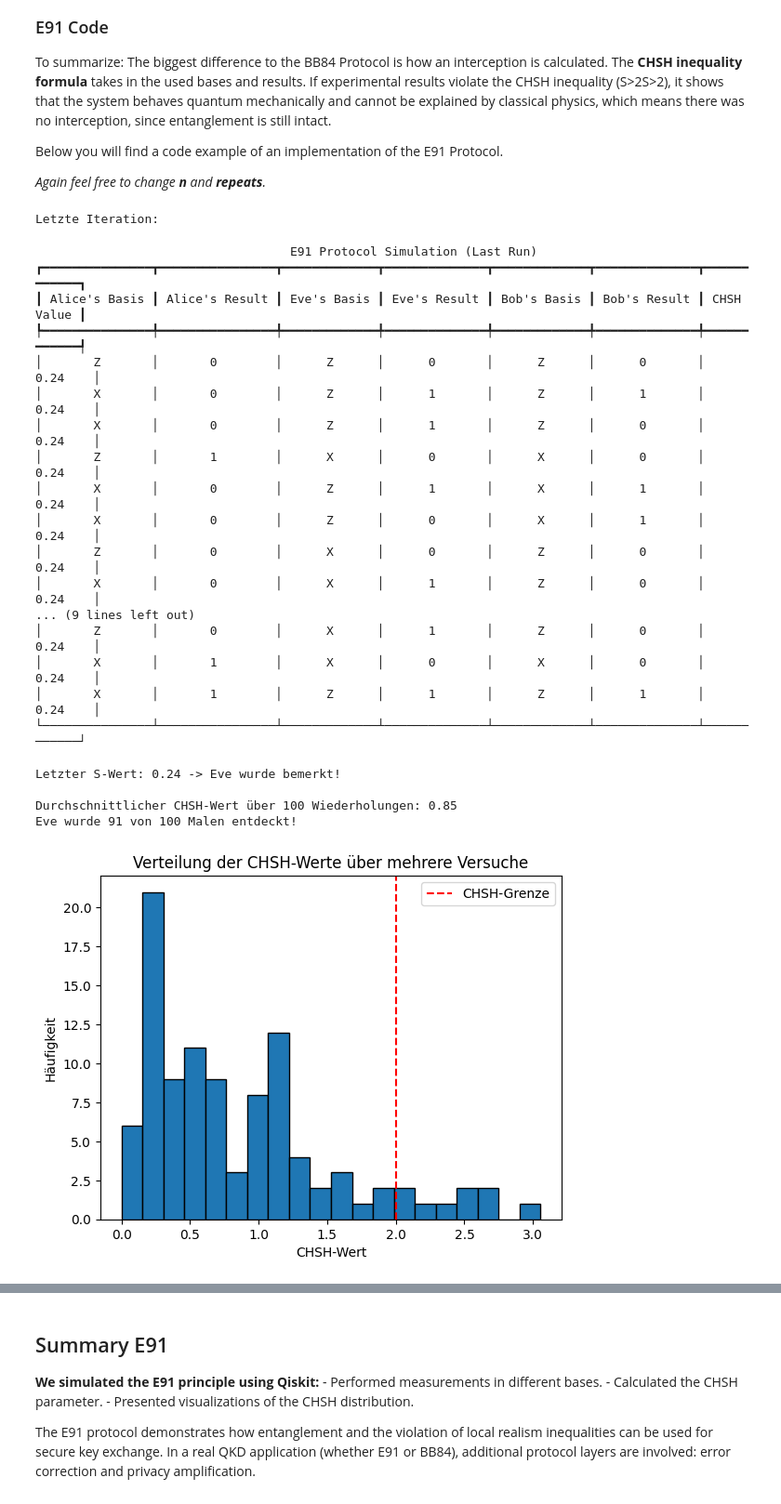
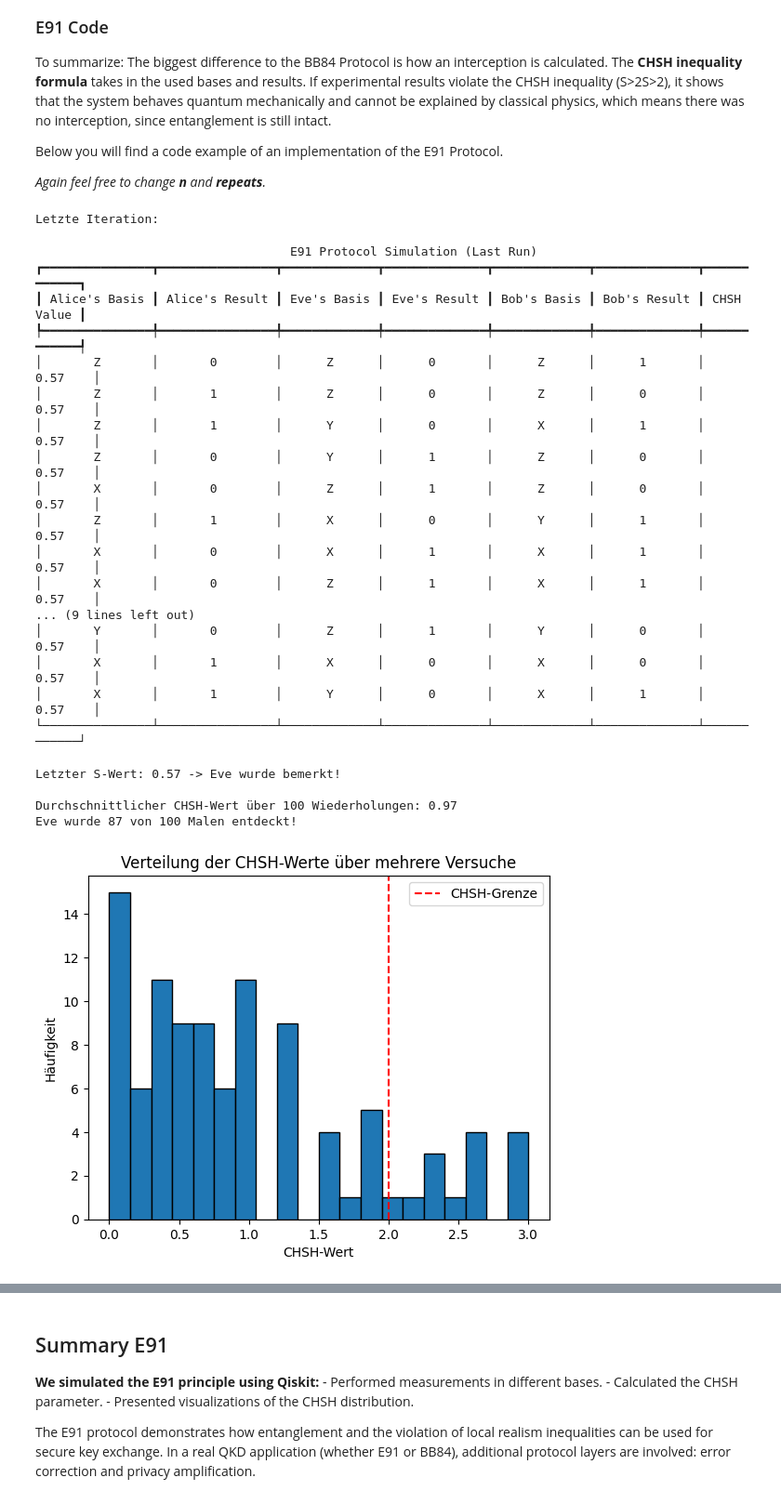
Before and after one commit to jnwee/quantum-keydistribution-studproj, a Jupyter notebook: e91_notebook.ipynb, the cells around one changed output, grey strips where cells are left out. Shown at 93% size. Cells and saved outputs as stored; diff of their text form; code cells hidden in the pictures.

```diff
--- a/e91_notebook.ipynb
+++ b/e91_notebook.ipynb
@@ -337,16 +337,22 @@ Below you will find a code example of an implementation of the E91 Protocol.
 _Again feel free to change **n** and **repeats**._
 # %%
 import matplotlib.pyplot as plt
+
+diagonal_basis = 'Y'
 
 def chsh_violation(a_basis, b_basis, outcomes):
     """
     Berechnung des CHSH-Ausdrucks, um Eavesdropping zu erkennen.
     CHSH-Formel: S = |E(a1, b1) - E(a1, b2) + E(a2, b1) + E(a2, b2)|
     """
-    E = {(computational_basis, computational_basis): 0, (computational_basis, hadamard_basis): 0,
-         (hadamard_basis, computational_basis): 0, (hadamard_basis, hadamard_basis): 0}
-    counts = {(computational_basis, computational_basis): 0, (computational_basis, hadamard_basis): 0,
-              (hadamard_basis, computational_basis): 0, (hadamard_basis, hadamard_basis): 0}
+    E = {(computational_basis, computational_basis): 0,
+         (computational_basis, hadamard_basis): 0,
+         (hadamard_basis, computational_basis): 0,
+         (hadamard_basis, hadamard_basis): 0}
+    counts = {(computational_basis, computational_basis): 0,
+              (computational_basis, hadamard_basis): 0,
+              (hadamard_basis, computational_basis): 0,
+              (hadamard_basis, hadamard_basis): 0}
 
     for basis_pair, result_pair in zip(zip(a_basis, b_basis), outcomes):
         a, b = basis_pair
@@ -370,10 +376,11 @@ def e91_protocol_with_eavesdropper(n):
     # Simulation initialisieren
     aer_simulator = AerSimulator()
 
-    # Alice, Bob und Eve wählen Zufallsbasen
-    alice_bases = np.random.choice([computational_basis, hadamard_basis], size=n)
-    bob_bases = np.random.choice([computational_basis, hadamard_basis], size=n)
-    eve_bases = np.random.choice([computational_basis, hadamard_basis], size=n)
+    # Alice, Bob und Eve wählen Zufallsbasen (einschließlich diagonal_basis)
+    all_bases = [computational_basis, hadamard_basis, diagonal_basis]
+    alice_bases = np.random.choice(all_bases, size=n)
+    bob_bases = np.random.choice(all_bases, size=n)
+    eve_bases = np.random.choice(all_bases, size=n)
 
     # Ergebnisse initialisieren
     alice_results = []
@@ -396,6 +403,9 @@ def e91_protocol_with_eavesdropper(n):
         # Eve misst mit ihrer Basis
         if eve_bases[i] == hadamard_basis:
             circuit.h(qreg[0])
+        elif eve_bases[i] == diagonal_basis:
+            circuit.s(qreg[0])
+            circuit.h(qreg[0])
         circuit.measure(qreg[0], creg[0])
 
         eve_result = aer_simulator.run(circuit, shots=1).result()
@@ -409,9 +419,15 @@ def e91_protocol_with_eavesdropper(n):
             circuit.x(qreg[0])
         if eve_bases[i] == hadamard_basis:
             circuit.h(qreg[0])
+        elif eve_bases[i] == diagonal_basis:
+            circuit.sdg(qreg[0])
+            circuit.h(qreg[0])
 
         # Alice misst
         if alice_bases[i] == hadamard_basis:
+            circuit.h(qreg[0])
+        elif alice_bases[i] == diagonal_basis:
+            circuit.s(qreg[0])
             circuit.h(qreg[0])
         circuit.measure(qreg[0], creg[0])
 
@@ -422,6 +438,9 @@ def e91_protocol_with_eavesdropper(n):
 
         # Bob misst
         if bob_bases[i] == hadamard_basis:
+            circuit.h(qreg[1])
+        elif bob_bases[i] == diagonal_basis:
+            circuit.s(qreg[1])
             circuit.h(qreg[1])
         circuit.measure(qreg[1], creg[1])
 
@@ -436,7 +455,6 @@ def e91_protocol_with_eavesdropper(n):
     chsh_value = chsh_violation(alice_bases, bob_bases, outcomes)
     detected = chsh_value < 2  # S-Wert kleiner als 2 -> Eve wurde entdeckt
 
-    # Tabelle mit `rich` erstellen
     table = Table(title="E91 Protocol Simulation (Last Run)", show_header=True, header_style="bold white")
     table.add_column("Alice's Basis", justify="center")
     table.add_column("Alice's Result", justify="center")
@@ -459,7 +477,6 @@ def e91_protocol_with_eavesdropper(n):
 
     return table, chsh_value
 
-# Simulation mit Wiederholungen
 n_bits = 20
 repeats = 100
 
@@ -468,49 +485,45 @@ results = []
 
 for _ in range(repeats):
     table, chsh_value = e91_protocol_with_eavesdropper(n_bits)
     chsh_values.append(chsh_value)
     results.append(table)
-
-# Anzeige der letzten Tabelle
 console = Console()
 console.print("\nLetzte Iteration:")
 console.print(results[-1])
 
-# CHSH-Werte analysieren
 print(f"\nLetzter S-Wert: {chsh_values[-1]:.2f} -> {'Eve wurde bemerkt!' if chsh_values[-1] <= 2 else 'Eve konnte unbemerkt lauschen.'}")
 print(f"\nDurchschnittlicher CHSH-Wert über {repeats} Wiederholungen: {np.mean(chsh_values):.2f}")
 detected = sum(chsh <= 2 for chsh in chsh_values)
 print(f"Eve wurde {detected} von {repeats} Malen entdeckt!")
 
-# Graph erstellen
 plt.hist(chsh_values, bins=20, edgecolor="black")
 plt.title("Verteilung der CHSH-Werte über mehrere Versuche")
 plt.xlabel("CHSH-Wert")
 plt.ylabel("Häufigkeit")
 plt.axvline(x=2, color="red", linestyle="--", label="CHSH-Grenze")
 plt.legend()
 plt.show()
 # %% [output]
 Letzte Iteration:
                                    E91 Protocol Simulation (Last Run)
 ┏━━━━━━━━━━━━━━━┳━━━━━━━━━━━━━━━━┳━━━━━━━━━━━━━┳━━━━━━━━━━━━━━┳━━━━━━━━━━━━━┳━━━━━━━━━━━━━━┳━━━━━━━━━━━━┓
 ┃ Alice's Basis ┃ Alice's Result ┃ Eve's Basis ┃ Eve's Result ┃ Bob's Basis ┃ Bob's Result ┃ CHSH Value ┃
 ┡━━━━━━━━━━━━━━━╇━━━━━━━━━━━━━━━━╇━━━━━━━━━━━━━╇━━━━━━━━━━━━━━╇━━━━━━━━━━━━━╇━━━━━━━━━━━━━━╇━━━━━━━━━━━━┩
-│       Z       │       0        │      Z      │      0       │      Z      │      0       │    0.24    │
-│       X       │       0        │      Z      │      1       │      Z      │      1       │    0.24    │
-│       X       │       0        │      Z      │      1       │      Z      │      0       │    0.24    │
-│       Z       │       1        │      X      │      0       │      X      │      0       │    0.24    │
-│       X       │       0        │      Z      │      1       │      X      │      1       │    0.24    │
-│       X       │       0        │      Z      │      0       │      X      │      1       │    0.24    │
-│       Z       │       0        │      X      │      0       │      Z      │      0       │    0.24    │
-│       X       │       0        │      X      │      1       │      Z      │      0       │    0.24    │
+│       Z       │       0        │      Z      │      0       │      Z      │      1       │    0.57    │
+│       Z       │       1        │      Z      │      0       │      Z      │      0       │    0.57    │
+│       Z       │       1        │      Y      │      0       │      X      │      1       │    0.57    │
+│       Z       │       0        │      Y      │      1       │      Z      │      0       │    0.57    │
+│       X       │       0        │      Z      │      1       │      Z      │      0       │    0.57    │
+│       Z       │       1        │      X      │      0       │      Y      │      1       │    0.57    │
+│       X       │       0        │      X      │      1       │      X      │      1       │    0.57    │
+│       X       │       0        │      Z      │      1       │      X      │      1       │    0.57    │
 ... (9 lines left out)
-│       Z       │       0        │      X      │      1       │      Z      │      0       │    0.24    │
-│       X       │       1        │      X      │      0       │      X      │      0       │    0.24    │
-│       X       │       1        │      Z      │      1       │      Z      │      1       │    0.24    │
+│       Y       │       0        │      Z      │      1       │      Y      │      0       │    0.57    │
+│       X       │       1        │      X      │      0       │      X      │      0       │    0.57    │
+│       X       │       1        │      Y      │      0       │      X      │      1       │    0.57    │
 └───────────────┴────────────────┴─────────────┴──────────────┴─────────────┴──────────────┴────────────┘
-Letzter S-Wert: 0.24 -> Eve wurde bemerkt!
+Letzter S-Wert: 0.57 -> Eve wurde bemerkt!
 
-Durchschnittlicher CHSH-Wert über 100 Wiederholungen: 0.85
-Eve wurde 91 von 100 Malen entdeckt!
+Durchschnittlicher CHSH-Wert über 100 Wiederholungen: 0.97
+Eve wurde 87 von 100 Malen entdeckt!
-[figure, old version]
+[figure, new version]
```
Also changed, not shown: parts of 3 cells of this notebook.
